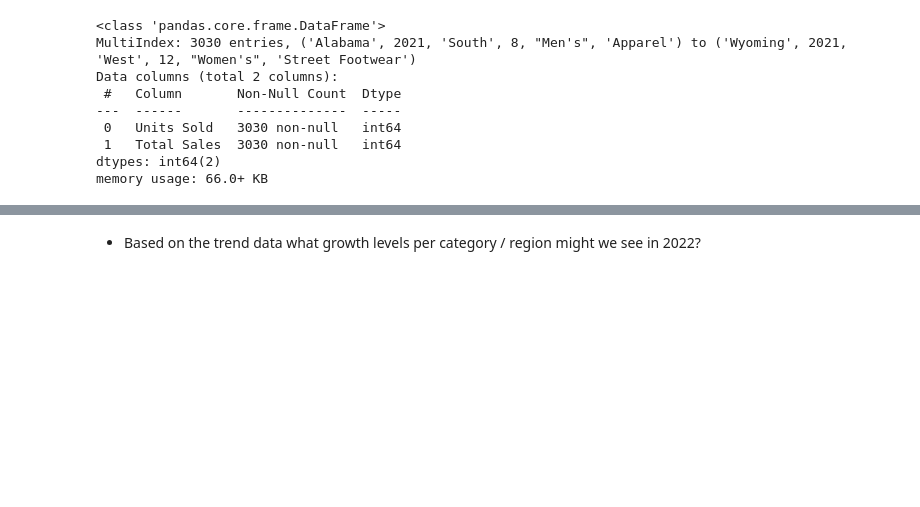
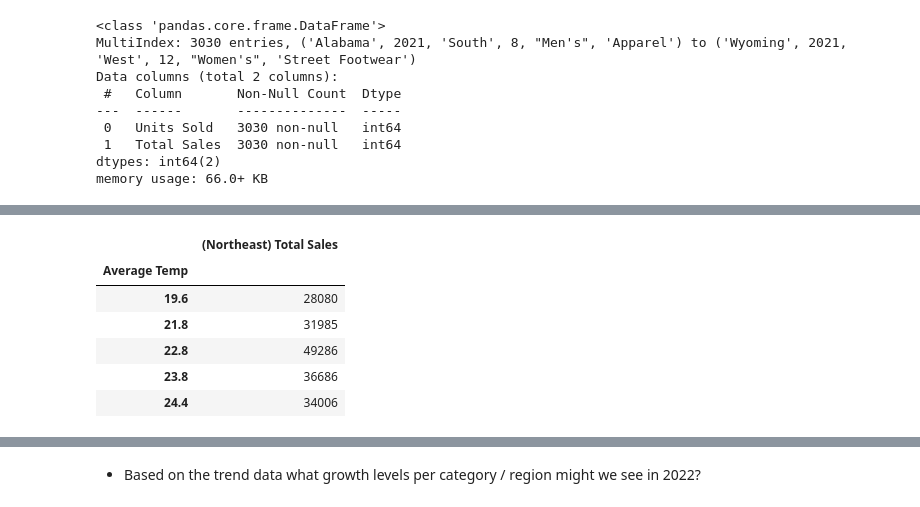
Before and after one commit to Krinnik/adidas_sales_temp_analysis, a Jupyter notebook: nik_workspace.ipynb, the cells around one changed output, grey strips where cells are left out. Cells and saved outputs as stored; diff of their text form; code cells hidden in the pictures; blank space fills up the shorter version.

```diff
--- a/nik_workspace.ipynb
+++ b/nik_workspace.ipynb
@@ -1279,0 +656,20 @@ plt.show()
+# %%
+#repeat for Northeast
+adidas_footwear_ne = adidas_footwear_by_regions[['Average Temp', 'Total Sales']].loc['Northeast']
+adidas_footwear_ne = adidas_footwear_ne.reset_index()
+adidas_footwear_ne.drop(['Region'], axis=1, inplace=True)
+adidas_footwear_ne = adidas_footwear_ne.set_index('Average Temp')
+adidas_footwear_ne = adidas_footwear_ne.rename(
+    columns={
+        'Total Sales': '(Northeast) Total Sales'
+    }
+)
+adidas_footwear_ne.head()
+# %% [output]
+|  | (Northeast) Total Sales |
+| Average Temp |  |
+| 19.6 | 28080 |
+| 21.8 | 31985 |
+| 22.8 | 49286 |
+| 23.8 | 36686 |
+| 24.4 | 34006 |
```
Also changed, not shown: parts of 143 cells of this notebook.
